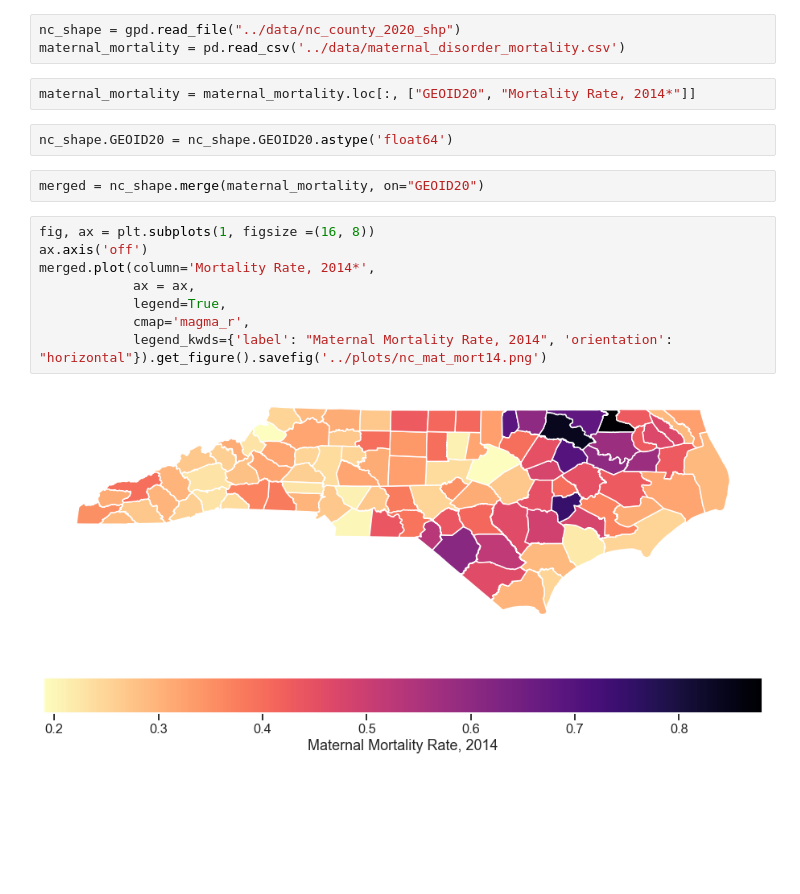
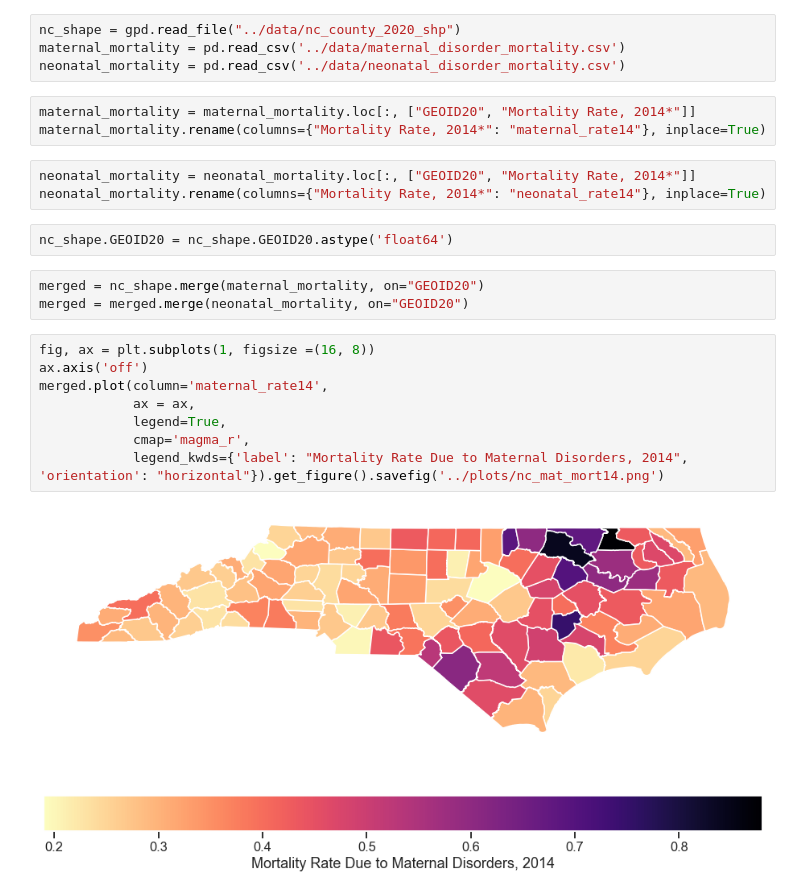
Before and after one commit to parkerfh/CS216_FinalProject, a Jupyter notebook: carolyn_wrangling/nc_maternal_mortality_figures.ipynb, the cells around one changed output. Drawn from its saved outputs; the diff is of its cells as text; blank space fills up the shorter version.

Commit message:
update nc figures

```diff
--- a/carolyn_wrangling/nc_maternal_mortality_figures.ipynb
+++ b/carolyn_wrangling/nc_maternal_mortality_figures.ipynb
@@ -10,19 +10,25 @@ sns.set_context('talk')
 # %%
 nc_shape = gpd.read_file("../data/nc_county_2020_shp")
 maternal_mortality = pd.read_csv('../data/maternal_disorder_mortality.csv')
+neonatal_mortality = pd.read_csv('../data/neonatal_disorder_mortality.csv')
 # %%
 maternal_mortality = maternal_mortality.loc[:, ["GEOID20", "Mortality Rate, 2014*"]]
+maternal_mortality.rename(columns={"Mortality Rate, 2014*": "maternal_rate14"}, inplace=True)
+# %%
+neonatal_mortality = neonatal_mortality.loc[:, ["GEOID20", "Mortality Rate, 2014*"]]
+neonatal_mortality.rename(columns={"Mortality Rate, 2014*": "neonatal_rate14"}, inplace=True)
 # %%
 nc_shape.GEOID20 = nc_shape.GEOID20.astype('float64')
 # %%
 merged = nc_shape.merge(maternal_mortality, on="GEOID20")
+merged = merged.merge(neonatal_mortality, on="GEOID20")
 # %%
 fig, ax = plt.subplots(1, figsize =(16, 8))
 ax.axis('off')
-merged.plot(column='Mortality Rate, 2014*',
+merged.plot(column='maternal_rate14',
             ax = ax,
             legend=True,
             cmap='magma_r',
-            legend_kwds={'label': "Maternal Mortality Rate, 2014", 'orientation': "horizontal"}).get_figure().savefig('../plots/nc_mat_mort14.png')
+            legend_kwds={'label': "Mortality Rate Due to Maternal Disorders, 2014", 'orientation': "horizontal"}).get_figure().savefig('../plots/nc_mat_mort14.png')
 # %% [output]
-[figure, old version]
+[figure, new version]
```
Also changed, not shown: parts of 1 cell of this notebook, 2 other files.
